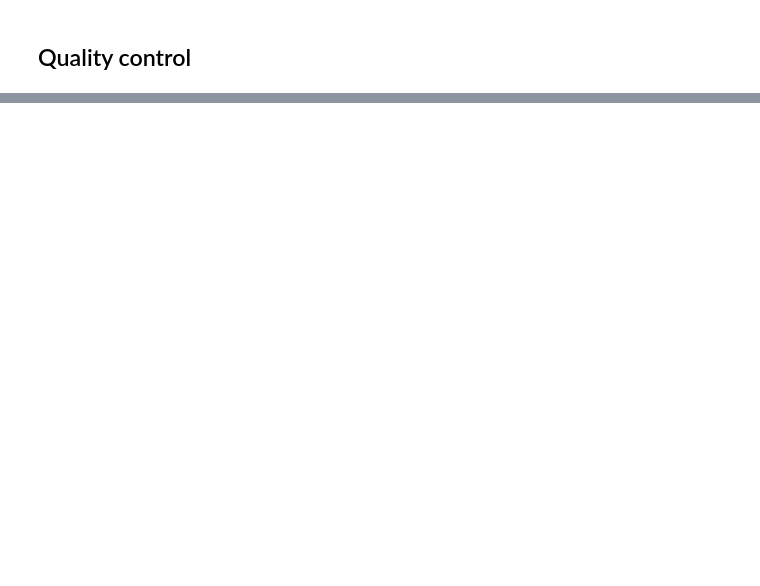
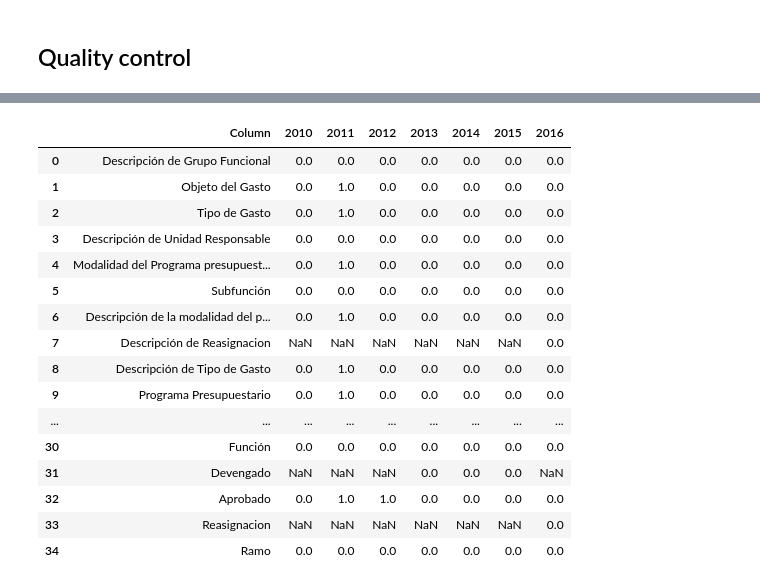
Before and after one commit to cyberbikepunk/mexico, a Jupyter notebook: mexican_federal_budget_merge.ipynb, the cells around one changed output, grey strips where cells are left out. Cells and saved outputs as stored; diff of their text form; code cells hidden in the pictures; blank space fills up the shorter version.

Commit message:
Halfway through iteration2.

```diff
--- a/mexican_federal_budget_merge.ipynb
+++ b/mexican_federal_budget_merge.ipynb
@@ -49,13 +48,14 @@ def load_csv_files(years, file_format, encoding_):
 # %%
 from sys import stdout
+from numpy import nan
 
 def strip_blanks(batch):
-    for year in batch.keys():
+    for year in sorted(batch.keys()):
         for column in batch[year].columns:
             batch[year].rename(columns={column: column.strip()}, inplace=True)
-            if column.strip() != column:
-                print(year, column, 'stripped blanks')
-                stdout.flush()
+            batch[year][column].apply(lambda x: x.strip() if x is not nan else x)
+        print(year, 'stripped padding')
+        stdout.flush()
 # %%
 def delete_empty_columns(batch):
     for year in batch.keys():
@@ -147,26 +173,29 @@ def do_pipeline(output_file):
     # Load Cuenta Publica files
     cp_years = range(2010, 2016)
     cp_file_format = 'Cuenta_Publica_%s.csv'
-    detect_encoding(cp_years, cp_file_format)
     cp = load_csv_files(cp_years, cp_file_format, 'windows-1252')
 
     # Load PEF 2016
     pef_years = [2016]
     pef_file_format = 'PEF%s_AC01.csv'
-    detect_encoding(pef_years, pef_file_format)
     pef = load_csv_files(pef_years, pef_file_format, 'cp850')
 
     # Assemble the two datasets in one dictionary
     datasets = cp
     datasets.update(pef)
 
-    print('\nCleaning data...\n')
+    print('\nDelete empty columns...\n')
+    delete_empty_columns(datasets)
+
+    print('\nStrip padding from all cells...\n')
     strip_blanks(datasets)
-    delete_empty_columns(datasets)
 
     print('\nMapping columns...\n')
     aliases = load_aliases('mexican_federal_budget_column_nomenclature.yaml')
     alias_columns(datasets, aliases)
+
+    print('\nCounting missing values...\n')
+    empty_values_table = count_empty_values(datasets)
 
     print('\nBuilding column overview...\n')
     overview_table = build_overview(datasets)
@@ -177,13 +206,21 @@ def do_pipeline(output_file):
     print('\nMerging datasets...\n')
     merged_dataset = concat(list(datasets.values()))
 
-    print('\nSaving to', output_file, '\n')
-    mexico.to_csv(output_file, encoding='utf-8', index=False)
+    print('\nSaving merged datasets to', output_file, '\n')
+#     merged_dataset.to_csv(output_file, encoding='utf-8', index=False)
+
+    empty_counts_output_file = output_file.replace('csv', 'missing.csv')
+    print('\nSaving missing values overview table to', empty_counts_output_file, '\n')
+    empty_values_table.to_csv(empty_counts_output_file, encoding='utf-8', index=False)
+
+    overview_output_file = output_file.replace('csv', 'columns.csv')
+    print('\nSaving column overview to', overview_output_file, '\n')
+    overview_table.to_csv(overview_output_file, encoding='utf-8', index=False)
 
     print('\nPipeline done!', '\n')
-    return merged_dataset, overview_table
+    return merged_dataset, overview_table, empty_values_table, datasets
 # %%
-mexico, overview = do_pipeline('mexican_federal_budget.2010_to_2016.merged.csv')
+mexico, overview, empties, datasets = do_pipeline('mexican_federal_budget.2010_to_2016.merged.iteration2.csv')
 # %% [output]
 Loading files...
 
@@ -267,0 +263,20 @@ overview
+# %%
+empties
+# %% [output]
+|  | Column | 2010 | 2011 | 2012 | 2013 | 2014 | 2015 | 2016 |
+| 0 | Descripción de Grupo Funcional | 0.0 | 0.0 | 0.0 | 0.0 | 0.0 | 0.0 | 0.0 |
+| 1 | Objeto del Gasto | 0.0 | 1.0 | 0.0 | 0.0 | 0.0 | 0.0 | 0.0 |
+| 2 | Tipo de Gasto | 0.0 | 1.0 | 0.0 | 0.0 | 0.0 | 0.0 | 0.0 |
+| 3 | Descripción de Unidad Responsable | 0.0 | 0.0 | 0.0 | 0.0 | 0.0 | 0.0 | 0.0 |
+| 4 | Modalidad del Programa presupuest... | 0.0 | 1.0 | 0.0 | 0.0 | 0.0 | 0.0 | 0.0 |
+| 5 | Subfunción | 0.0 | 0.0 | 0.0 | 0.0 | 0.0 | 0.0 | 0.0 |
+| 6 | Descripción de la modalidad del p... | 0.0 | 1.0 | 0.0 | 0.0 | 0.0 | 0.0 | 0.0 |
+| 7 | Descripción de Reasignacion | NaN | NaN | NaN | NaN | NaN | NaN | 0.0 |
+| 8 | Descripción de Tipo de Gasto | 0.0 | 1.0 | 0.0 | 0.0 | 0.0 | 0.0 | 0.0 |
+| 9 | Programa Presupuestario | 0.0 | 1.0 | 0.0 | 0.0 | 0.0 | 0.0 | 0.0 |
+| ... | ... | ... | ... | ... | ... | ... | ... | ... |
+| 30 | Función | 0.0 | 0.0 | 0.0 | 0.0 | 0.0 | 0.0 | 0.0 |
+| 31 | Devengado | NaN | NaN | NaN | 0.0 | 0.0 | 0.0 | NaN |
+| 32 | Aprobado | 0.0 | 1.0 | 1.0 | 0.0 | 0.0 | 0.0 | 0.0 |
+| 33 | Reasignacion | NaN | NaN | NaN | NaN | NaN | NaN | 0.0 |
+| 34 | Ramo | 0.0 | 0.0 | 0.0 | 0.0 | 0.0 | 0.0 | 0.0 |
```
Also changed, not shown: parts of 21 cells of this notebook, 3 other files.
